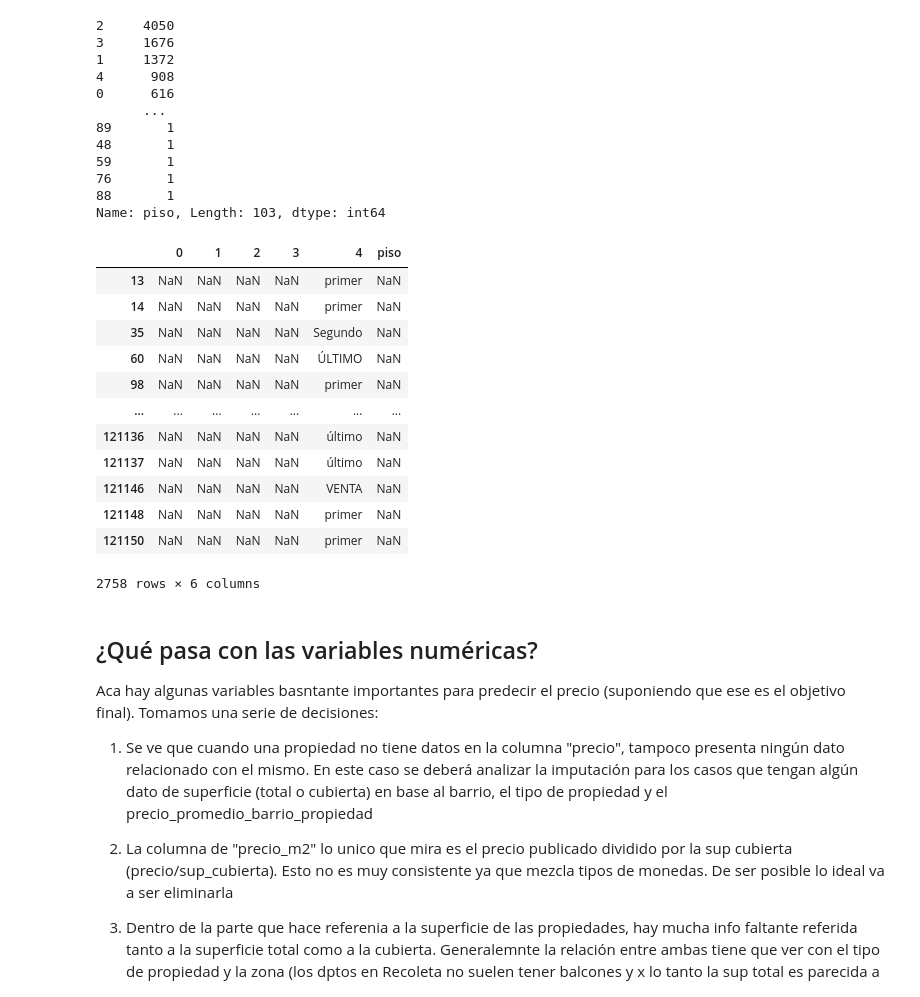
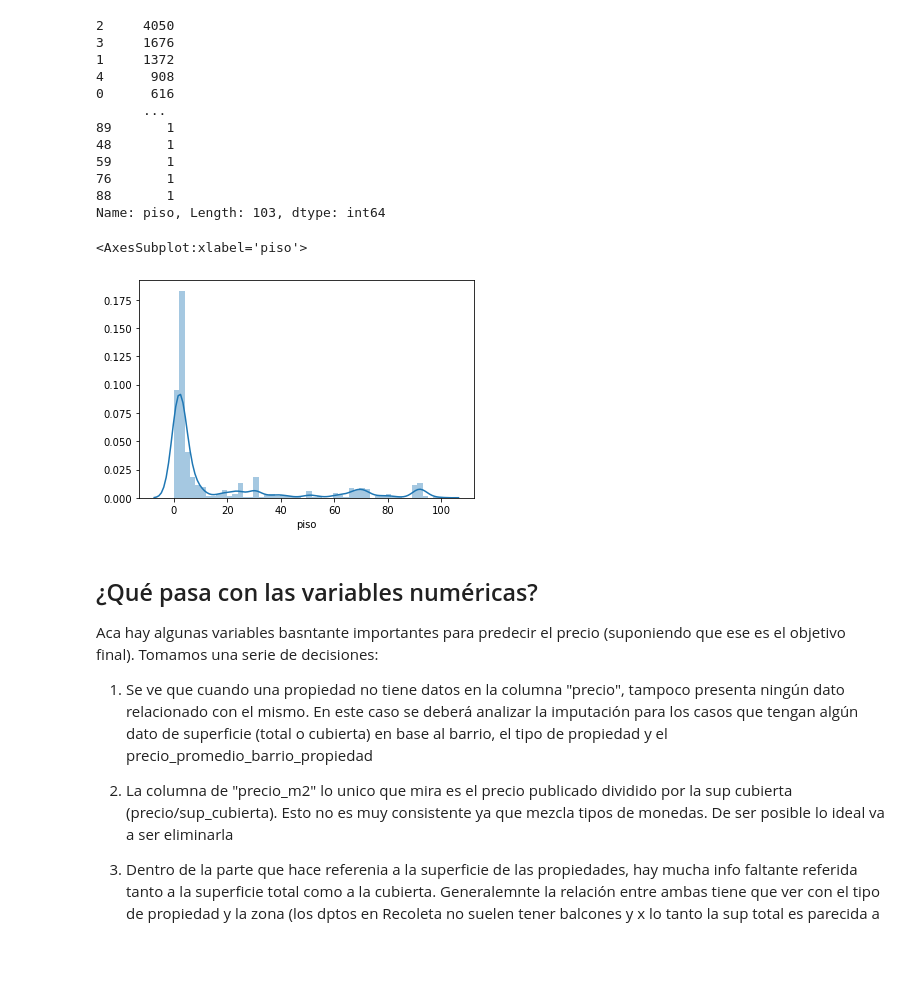
Before and after one commit to franfasan1/DH_G8_desafio1, a Jupyter notebook: notebook_desafio.ipynb, the cells around one changed output. Cells and saved outputs as stored; diff of their text form; code cells hidden in the pictures; blank space fills up the shorter version.

```diff
--- a/notebook_desafio.ipynb
+++ b/notebook_desafio.ipynb
@@ -263,19 +263,19 @@ pisos.piso.value_counts()
 76       1
 88       1
 Name: piso, Length: 103, dtype: int64
-# %%
-pisos[pisos.iloc[:,4].notnull()]
-# %% [output]
-|  | 0 | 1 | 2 | 3 | 4 | piso |
-| 13 | NaN | NaN | NaN | NaN | primer | NaN |
-| 14 | NaN | NaN | NaN | NaN | primer | NaN |
-| 35 | NaN | NaN | NaN | NaN | Segundo | NaN |
-| 60 | NaN | NaN | NaN | NaN | ÚLTIMO | NaN |
-| 98 | NaN | NaN | NaN | NaN | primer | NaN |
-| ... | ... | ... | ... | ... | ... | ... |
-| 121136 | NaN | NaN | NaN | NaN | último | NaN |
-| 121137 | NaN | NaN | NaN | NaN | último | NaN |
-| 121146 | NaN | NaN | NaN | NaN | VENTA | NaN |
-| 121148 | NaN | NaN | NaN | NaN | primer | NaN |
-| 121150 | NaN | NaN | NaN | NaN | primer | NaN |
-2758 rows × 6 columns
+# %%
+indice = ['primer', 'segundo', ' tercer', 'cuarto', 'quinto', 'sexto', 'ptimo', 'octavo', 'noveno']
+numero = [1,2,3,4,5,6,7,8,9]
+
+for pis,numero in zip(indice,numero):
+    a = pisos.iloc[:,4].str.contains(pis, flags = re.IGNORECASE)
+    b = a.apply(lambda x: numero if x is True else np.NaN)
+    c = c.fillna(b)
+
+pisos['piso'] = pisos.piso.fillna(c)
+pisos['piso'] = pisos.piso.astype(float)
+# %%
+sns.distplot(pisos.piso)
+# %% [output]
+<AxesSubplot:xlabel='piso'>
+[figure, added]
```
Also changed, not shown: parts of 12 cells of this notebook, 1 other file.
